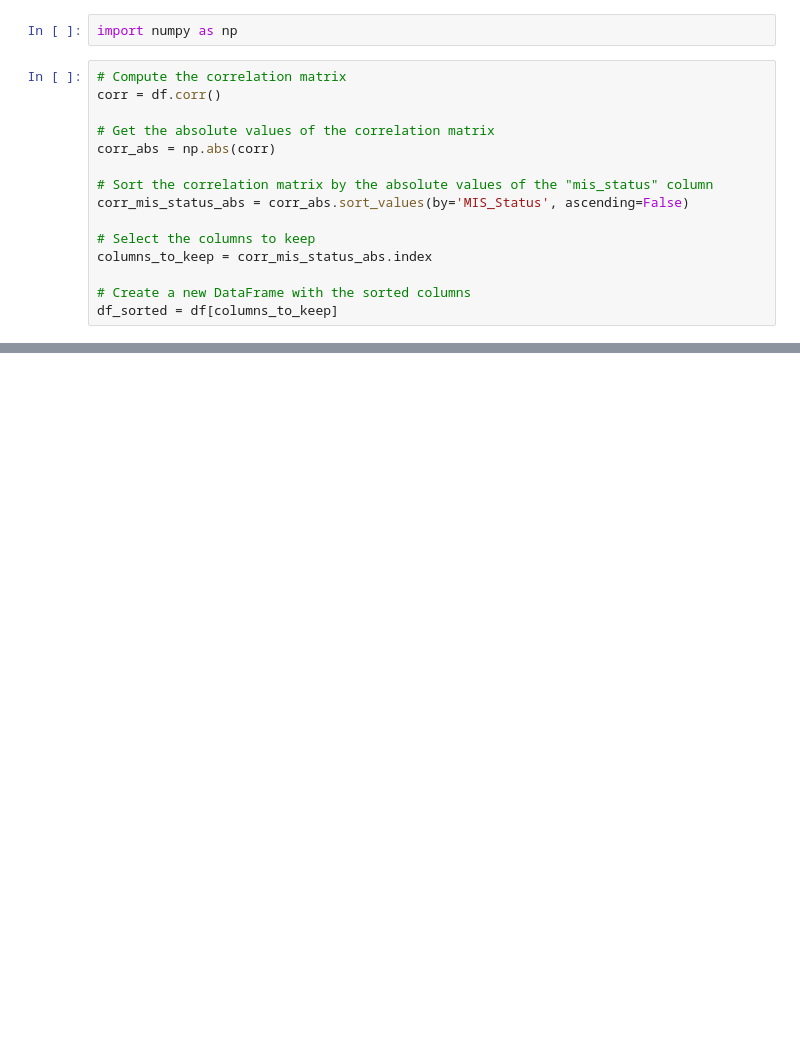
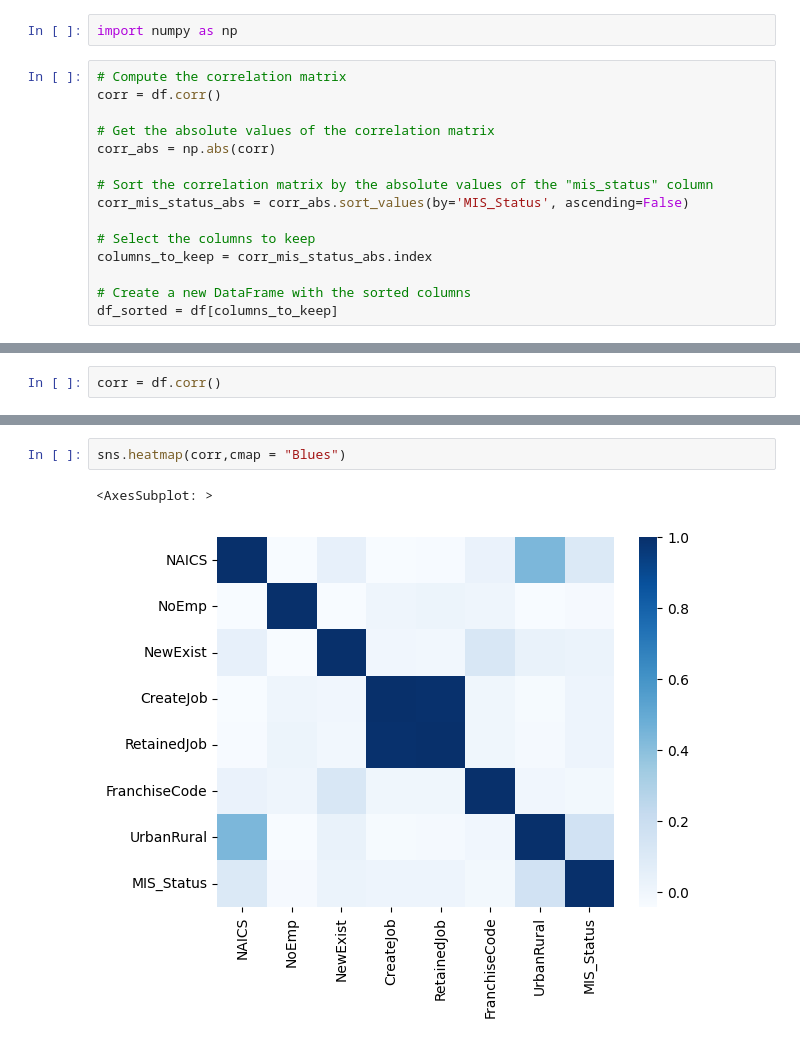
Before and after one commit to Abdellah-R/Projet_Classification, a Jupyter notebook: nettoyage.ipynb, the cells around one changed output, grey strips where cells are left out. Saved outputs shown, nothing was run; the diff lists cells and outputs as text; blank space fills up the shorter version.

```diff
--- a/nettoyage.ipynb
+++ b/nettoyage.ipynb
@@ -132,0 +150,2 @@ o
+# %%
+corr = df.corr()
@@ -132,0 +157,5 @@ o
+# %%
+sns.heatmap(corr,cmap = "Blues")
+# %% [output]
+<AxesSubplot: >
+[figure, added]
```
Also changed, not shown: parts of 40 cells of this notebook, 3 other files.
